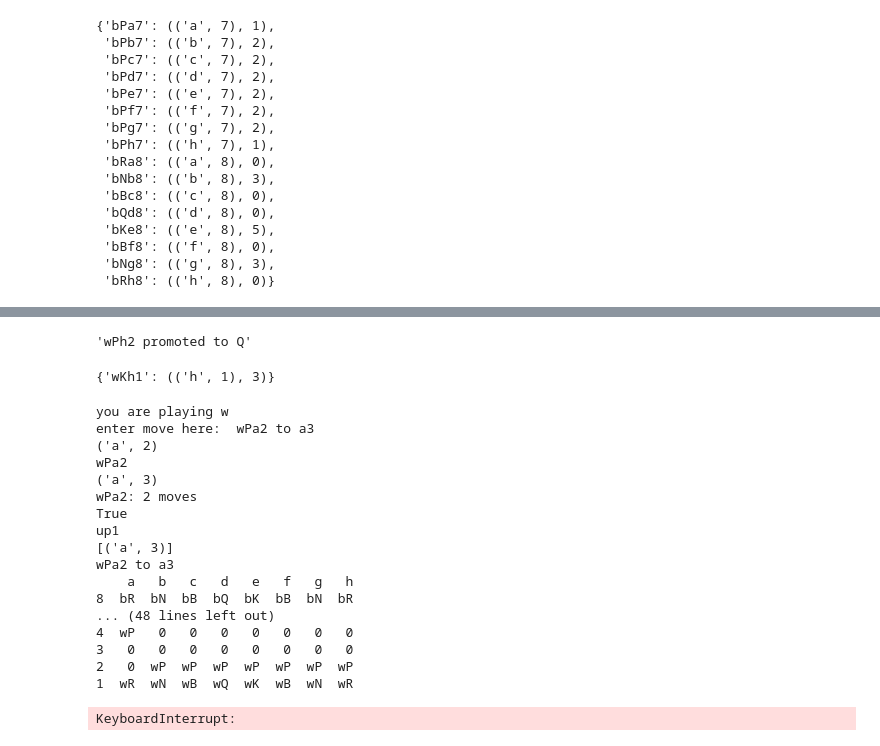
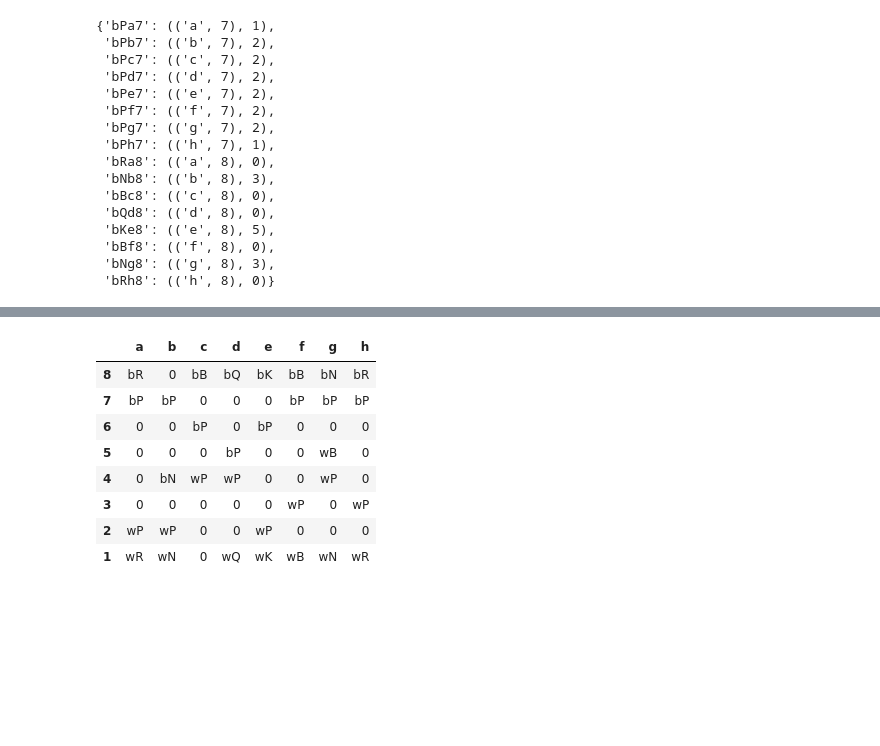
Before and after one commit to PGComai/pandas-chess, a Jupyter notebook: chess bot 2.ipynb, the cells around one changed output, grey strips where cells are left out. Cells and saved outputs as stored; diff of their text form; code cells hidden in the pictures; blank space fills up the shorter version.

```diff
--- a/chess bot 2.ipynb
+++ b/chess bot 2.ipynb
@@ -862,11 +790,3 @@ game.recon(('e',2))
-# %%
-game.promote('w', ('h',2))
-# %% [output]
-'wPh2 promoted to Q'
-# %%
-game.myMoves(game.myTeam('w'))
-# %% [output]
-{'wKh1': (('h', 1), 3)}
 # %%
 def play(steps=False, resetBoard=False, manual=False):
     global turn
@@ -896,9 +816,9 @@ def play(steps=False, resetBoard=False, manual=False):
         history = game.depth(history)
 
         if manual and turn == me:
-            status, statement, start, end = game.VirtualMove(manual=manual)
+            status, statement, start, end = game.VirtualMove(turn, manual=manual)
         else:
-            status, statement, start, end = game.VirtualMove(manual=False)
+            status, statement, start, end = game.VirtualMove(turn, manual=False)
 
         if not status:
             if turn == 'w':
@@ -910,23 +830,25 @@ def play(steps=False, resetBoard=False, manual=False):
 
             ###check if king is safe before making move permanent
 
-        print(statement)
+        #print(statement)
 
         ### this chunk keeps track of stuff necessary for castling ###
-        if game.recon(start) == 'wK':
-            game.wMoved['K'] = True
-        if game.recon(start) == 'bK':
-            game.bMoved['K'] = True
-        if game.recon(start) == 'wR':
-            if start == ('a',1):
-                game.wMoved['l'] = True
-            if start == ('h',1):
-                game.wMoved['r'] = True
-        if game.recon(start) == 'bR':
-            if start == ('a',8):
-                game.bMoved['l'] = True
-            if start == ('h',8):
-                game.bMoved['r'] = True
+
+        if start != 'castle':
+            if game.recon(start) == 'wK':
+                game.wMoved['K'] = True
+            if game.recon(start) == 'bK':
+                game.bMoved['K'] = True
+            if game.recon(start) == 'wR':
+                if start == ('a',1):
+                    game.wMoved['l'] = True
+                if start == ('h',1):
+                    game.wMoved['r'] = True
+            if game.recon(start) == 'bR':
+                if start == ('a',8):
+                    game.bMoved['l'] = True
+                if start == ('h',8):
+                    game.bMoved['r'] = True
 
 
         q = 0
@@ -948,26 +870,18 @@ def play(steps=False, resetBoard=False, manual=False):
             step += 1
             if step == steps:
                 return 'paused after ' +  str(step) + ' moves'
-        print(game.body)
-        #time.sleep(0.5)
+        clear_output(wait=True)
+        display(game.body)
+        time.sleep(0.5)
 # %%
-play(2000, resetBoard=True, manual=True)
+play(2000, resetBoard=True, manual=False)
 # %% [output]
-you are playing w
-enter move here:  wPa2 to a3
-('a', 2)
-wPa2
-('a', 3)
-wPa2: 2 moves
-True
-up1
-[('a', 3)]
-wPa2 to a3
-    a   b   c   d   e   f   g   h
-8  bR  bN  bB  bQ  bK  bB  bN  bR
-... (48 lines left out)
-4  wP   0   0   0   0   0   0   0
-3   0   0   0   0   0   0   0   0
-2   0  wP  wP  wP  wP  wP  wP  wP
-1  wR  wN  wB  wQ  wK  wB  wN  wR
-KeyboardInterrupt:
+|  | a | b | c | d | e | f | g | h |
+| 8 | bR | 0 | bB | bQ | bK | bB | bN | bR |
+| 7 | bP | bP | 0 | 0 | 0 | bP | bP | bP |
+| 6 | 0 | 0 | bP | 0 | bP | 0 | 0 | 0 |
+| 5 | 0 | 0 | 0 | bP | 0 | 0 | wB | 0 |
+| 4 | 0 | bN | wP | wP | 0 | 0 | wP | 0 |
+| 3 | 0 | 0 | 0 | 0 | 0 | wP | 0 | wP |
+| 2 | wP | wP | 0 | 0 | wP | 0 | 0 | 0 |
+| 1 | wR | wN | 0 | wQ | wK | wB | wN | wR |
```
Also changed, not shown: parts of 29 cells of this notebook, 2 other files.
